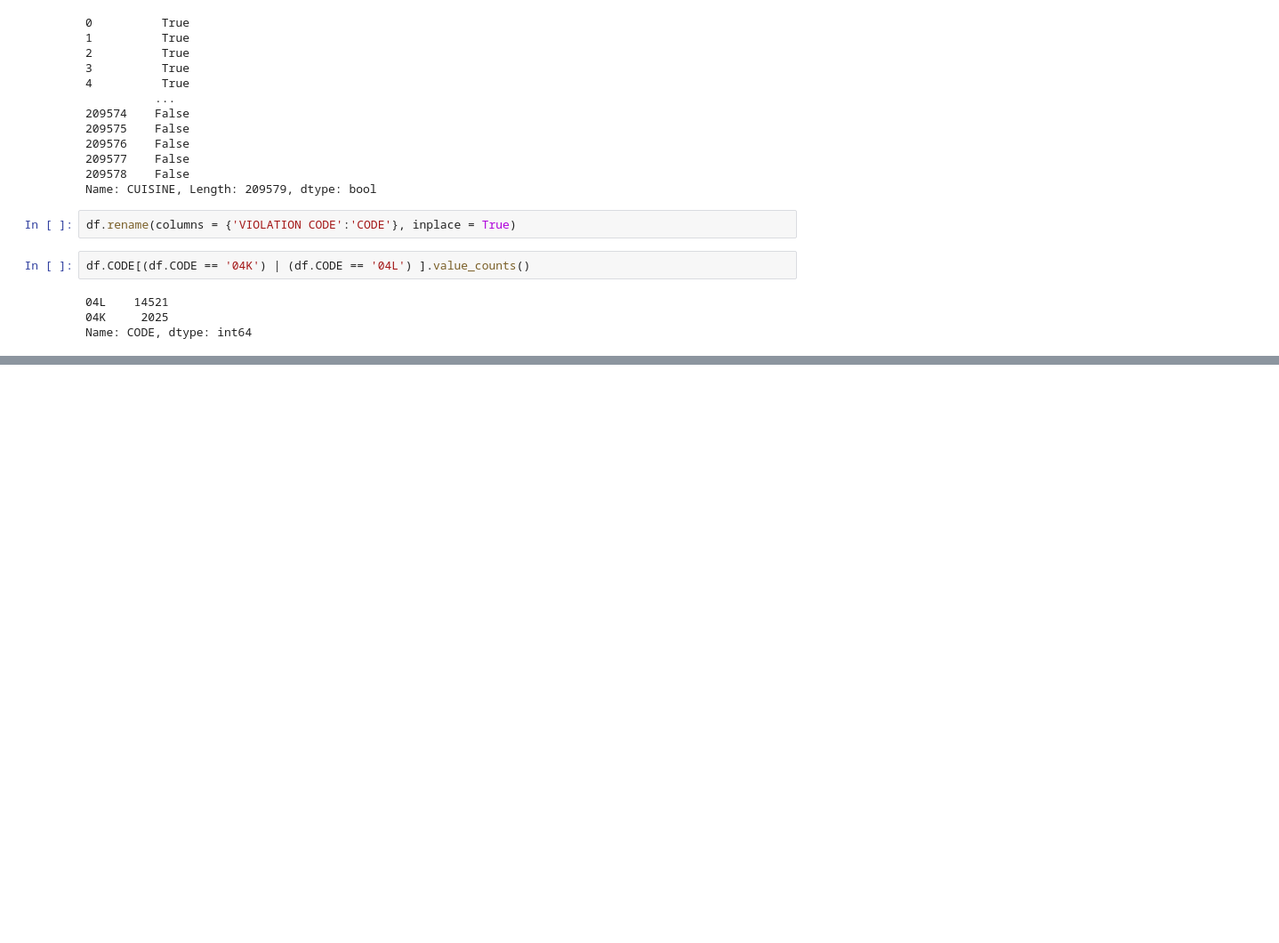
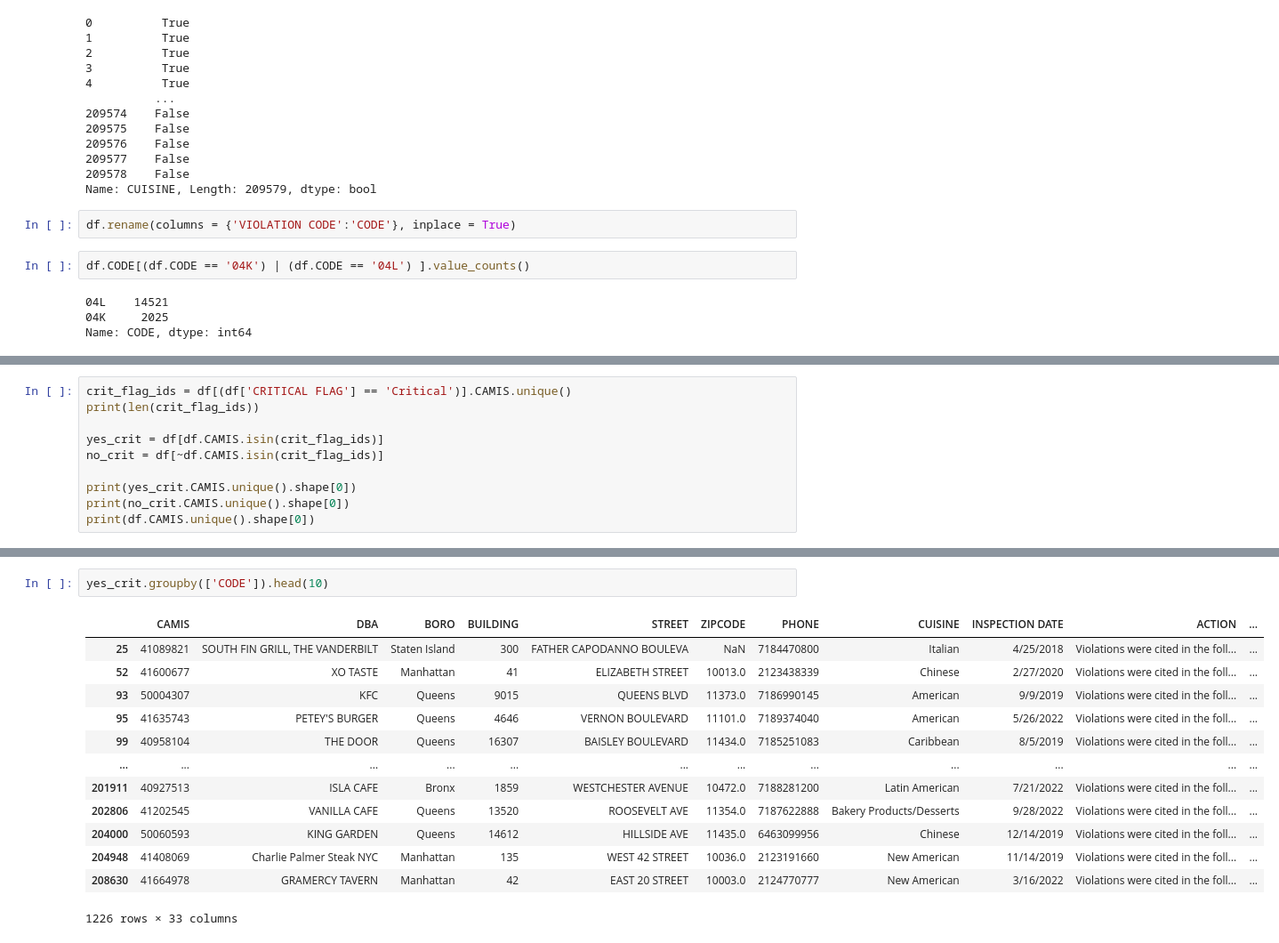
Before and after one commit to JacobMinkin/NYC_Restaurant_Health_Inspection, a Jupyter notebook: Project_1_Violations.ipynb, the cells around one changed output, grey strips where cells are left out. Shown at 89% size. Drawn from its saved outputs; the diff is of its cells as text; blank space fills up the shorter version.

```diff
--- a/Project_1_Violations.ipynb
+++ b/Project_1_Violations.ipynb
@@ -296,0 +335,10 @@ Name: CODE, Length: 209579, dtype: object
+# %%
+crit_flag_ids = df[(df['CRITICAL FLAG'] == 'Critical')].CAMIS.unique()
+print(len(crit_flag_ids))
+
+yes_crit = df[df.CAMIS.isin(crit_flag_ids)]
+no_crit = df[~df.CAMIS.isin(crit_flag_ids)]
+
+print(yes_crit.CAMIS.unique().shape[0])
+print(no_crit.CAMIS.unique().shape[0])
+print(df.CAMIS.unique().shape[0])
@@ -296,0 +377,16 @@ Name: CODE, Length: 209579, dtype: object
+# %%
+yes_crit.groupby(['CODE']).head(10)
+# %% [output]
+|  | CAMIS | DBA | BORO | BUILDING | STREET | ZIPCODE | PHONE | CUISINE | INSPECTION DATE | ACTION | ... |
+| 25 | 41089821 | SOUTH FIN GRILL, THE VANDERBILT | Staten Island | 300 | FATHER CAPODANNO BOULEVA | NaN | 7184470800 | Italian | 4/25/2018 | Violations were cited in the foll... | ... |
+| 52 | 41600677 | XO TASTE | Manhattan | 41 | ELIZABETH STREET | 10013.0 | 2123438339 | Chinese | 2/27/2020 | Violations were cited in the foll... | ... |
+| 93 | 50004307 | KFC | Queens | 9015 | QUEENS BLVD | 11373.0 | 7186990145 | American | 9/9/2019 | Violations were cited in the foll... | ... |
+| 95 | 41635743 | PETEY'S BURGER | Queens | 4646 | VERNON BOULEVARD | 11101.0 | 7189374040 | American | 5/26/2022 | Violations were cited in the foll... | ... |
+| 99 | 40958104 | THE DOOR | Queens | 16307 | BAISLEY BOULEVARD | 11434.0 | 7185251083 | Caribbean | 8/5/2019 | Violations were cited in the foll... | ... |
+| ... | ... | ... | ... | ... | ... | ... | ... | ... | ... | ... | ... |
+| 201911 | 40927513 | ISLA CAFE | Bronx | 1859 | WESTCHESTER AVENUE | 10472.0 | 7188281200 | Latin American | 7/21/2022 | Violations were cited in the foll... | ... |
+| 202806 | 41202545 | VANILLA CAFE | Queens | 13520 | ROOSEVELT AVE | 11354.0 | 7187622888 | Bakery Products/Desserts | 9/28/2022 | Violations were cited in the foll... | ... |
+| 204000 | 50060593 | KING GARDEN | Queens | 14612 | HILLSIDE AVE | 11435.0 | 6463099956 | Chinese | 12/14/2019 | Violations were cited in the foll... | ... |
+| 204948 | 41408069 | Charlie Palmer Steak NYC | Manhattan | 135 | WEST 42 STREET | 10036.0 | 2123191660 | New American | 11/14/2019 | Violations were cited in the foll... | ... |
+| 208630 | 41664978 | GRAMERCY TAVERN | Manhattan | 42 | EAST 20 STREET | 10003.0 | 2124770777 | New American | 3/16/2022 | Violations were cited in the foll... | ... |
+1226 rows × 33 columns
```
Also changed, not shown: parts of 11 cells of this notebook, 1 other file.
